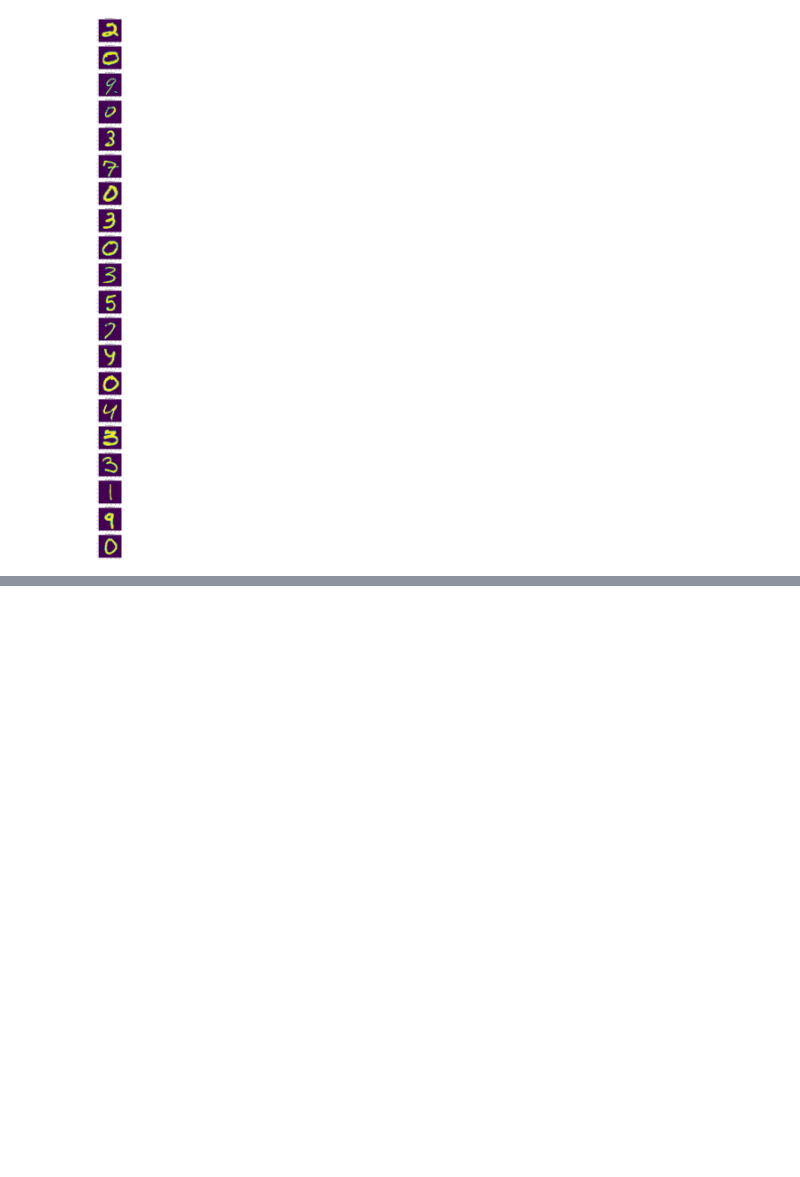
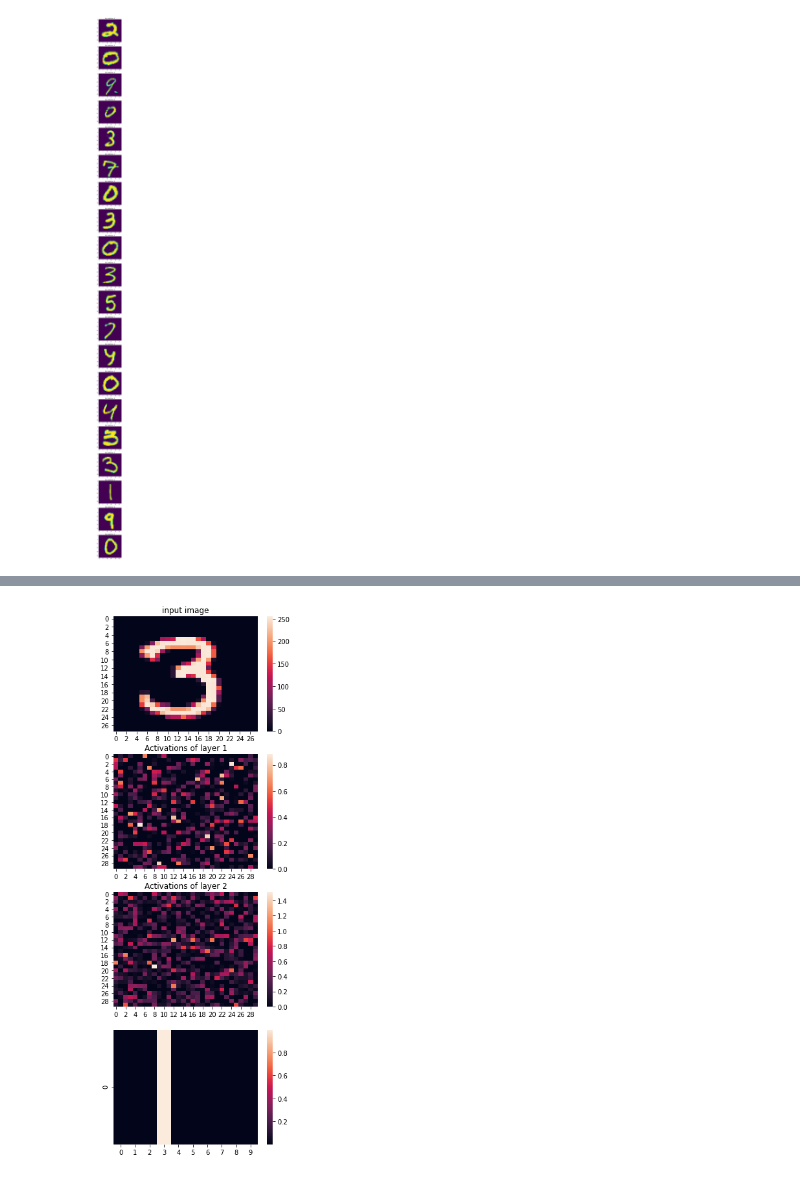
Before and after one commit to zonyyu/Topic-4----Neural-Networks, a Jupyter notebook: mnist.ipynb, the cells around one changed output, grey strips where cells are left out. Saved outputs shown, nothing was run; the diff lists cells and outputs as text; code cells hidden in the pictures; blank space fills up the shorter version.

```diff
--- a/mnist.ipynb
+++ b/mnist.ipynb
@@ -137,12 +138,14 @@ class NN(Module):
         x = self.z1(x)
         x = self.a1(x)
 
-        self.layer_out.append(x.cpu())
+        if not self.training:
+            self.layer_out.append(x.cpu())
 
         x = self.z2(x)
         x = self.a2(x)
 
-        self.layer_out.append(x.cpu())
+        if not self.training:
+            self.layer_out.append(x.cpu())
 
         x = self.z3(x)
         x = self.sm(x)
@@ -184,7 +187,7 @@ def CCE(Y_pred, Y_true):
 input_dim, output_dim = (X_train.shape[1], 10)
 
 LEARNING_RATE = 0.1
-EPOCHS = 2000
+EPOCHS = 1000
 
 model = NN(input_dim, output_dim).cuda()
 criterion = CCE
@@ -234,11 +234,0 @@ torch.save(model.state_dict(), "mnist_predictor.pt")
-# %%
-from torch.nn import Parameter
-
-def show_hidden(model, test_ex):
-    model.eval()
-    y_pred = model(test_ex)
-    plt.imshow(model.a1.weight)
-
-
-
-show_hidden(model, X_test_t[1, :])
@@ -246,0 +239,29 @@ ValueError: expected 2D or 3D input (got 1D input)
+# %%
+from torch.nn import Parameter
+
+def show_hidden(model, test_ex):
+    model.eval()
+    test_ex = test_ex.unsqueeze(dim=0)
+    y_pred = model(test_ex)
+
+    fig, axes = plt.subplots(4, 1, figsize=(5, 15))
+
+    sn.heatmap(test_ex.cpu().detach().numpy().reshape(28, 28), ax=axes[0])
+    axes[0].set_title("input image")
+    for i in range(len(model.layer_out)):
+        sn.heatmap(model.layer_out[i].cpu().detach().numpy().reshape(30, 30), ax=axes[i+1])
+        axes[i+1].set_title(f"Activations of layer {i + 1}")
+
+    sn.heatmap(y_pred.cpu().detach().numpy().reshape(1, 10), ax=axes[len(model.layer_out)+1])
+    axes[0].set_title("input image")
+
+
+    plt.show()
+
+
+
+
+
+show_hidden(model, X_test_t[120, :])
+# %% [output]
+[figure, added]
```
Also changed, not shown: parts of 9 cells of this notebook, 3 other files.
